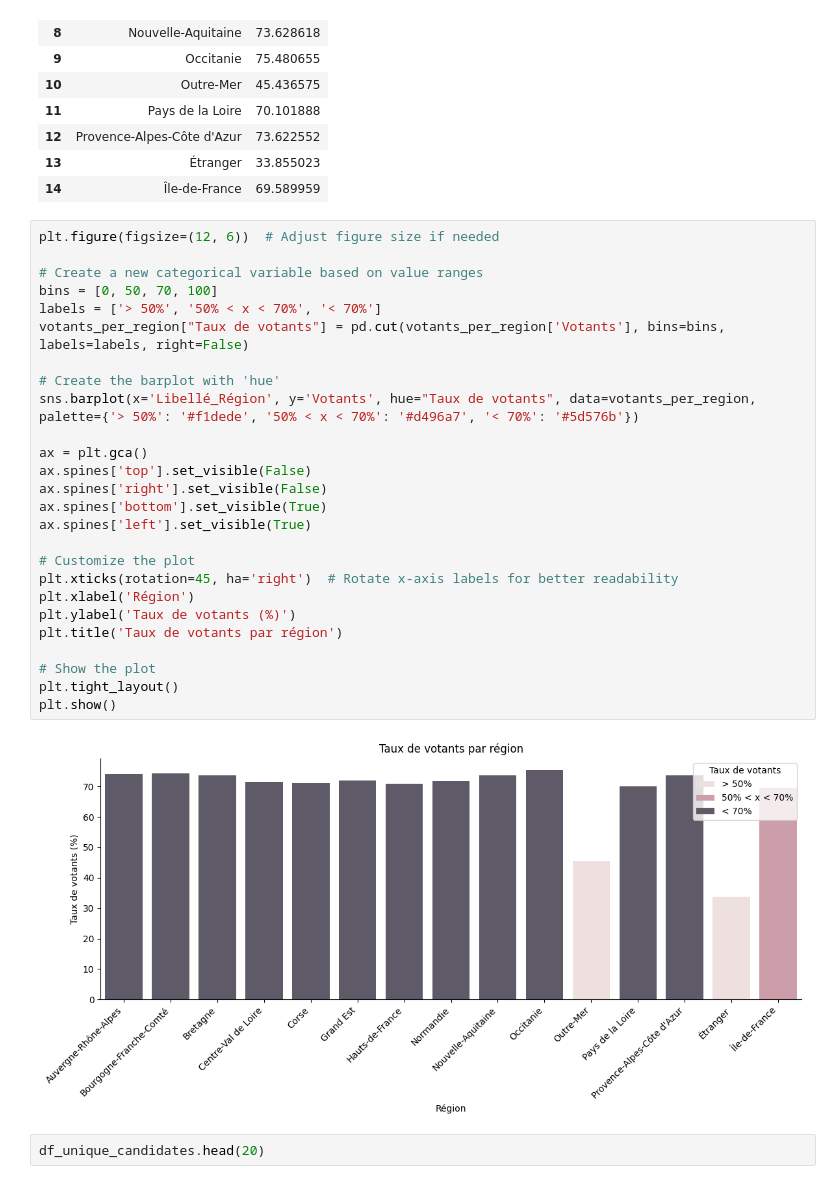
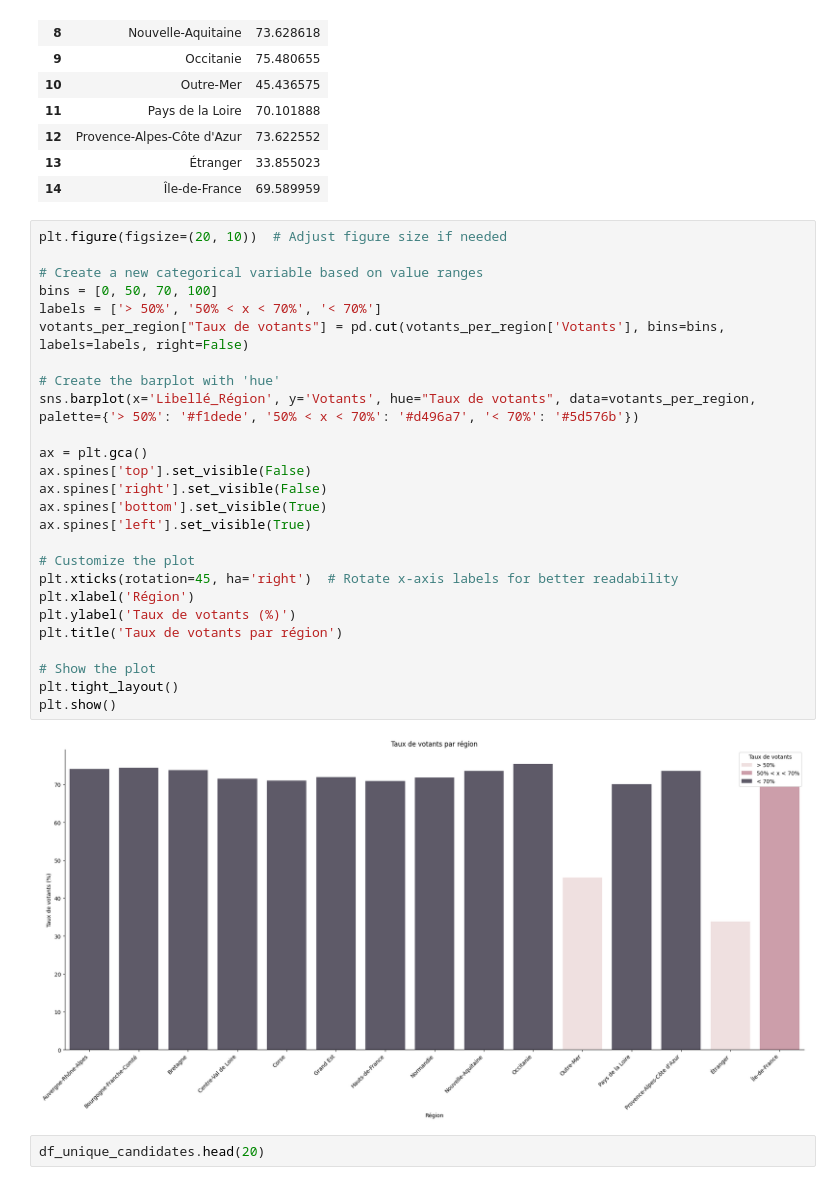
Before and after one commit to RonanRibouletPython/Data_Analysis_Job_Prep, a Jupyter notebook: Notebooks/EDA_Election_2024.ipynb, the cells around one changed output. Cells and saved outputs as stored; diff of their text form.

```diff
--- a/Notebooks/EDA_Election_2024.ipynb
+++ b/Notebooks/EDA_Election_2024.ipynb
@@ -657,33 +656,33 @@ votants_per_region.head(15)
 | 13 | Étranger | 33.855023 |
 | 14 | Île-de-France | 69.589959 |
 # %%
-plt.figure(figsize=(12, 6))  # Adjust figure size if needed
+plt.figure(figsize=(20, 10))  # Adjust figure size if needed
 
 # Create a new categorical variable based on value ranges
 bins = [0, 50, 70, 100]
 labels = ['> 50%', '50% < x < 70%', '< 70%']
 votants_per_region["Taux de votants"] = pd.cut(votants_per_region['Votants'], bins=bins, labels=labels, right=False)
 
 # Create the barplot with 'hue'
 sns.barplot(x='Libellé_Région', y='Votants', hue="Taux de votants", data=votants_per_region, palette={'> 50%': '#f1dede', '50% < x < 70%': '#d496a7', '< 70%': '#5d576b'})
 
 ax = plt.gca()
 ax.spines['top'].set_visible(False)
 ax.spines['right'].set_visible(False)
 ax.spines['bottom'].set_visible(True)
 ax.spines['left'].set_visible(True)
 
 # Customize the plot
 plt.xticks(rotation=45, ha='right')  # Rotate x-axis labels for better readability
 plt.xlabel('Région')
 plt.ylabel('Taux de votants (%)')
 plt.title('Taux de votants par région')
 
 # Show the plot
 plt.tight_layout()
 plt.show()
 # %% [output]
-[figure, old version]
+[figure, new version]
 # %%
 df_unique_candidates.head(20)
 # %% [output]
```
Also changed, not shown: parts of 25 cells of this notebook.
